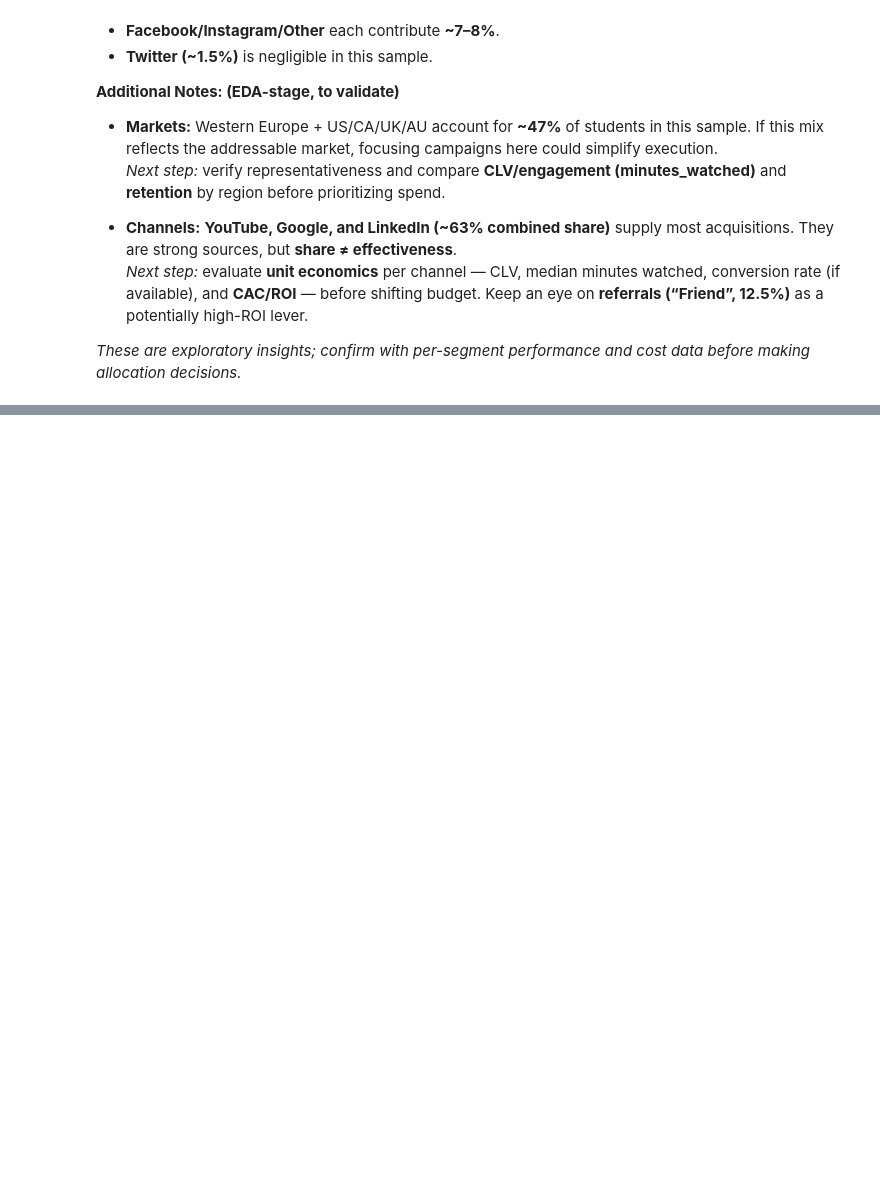
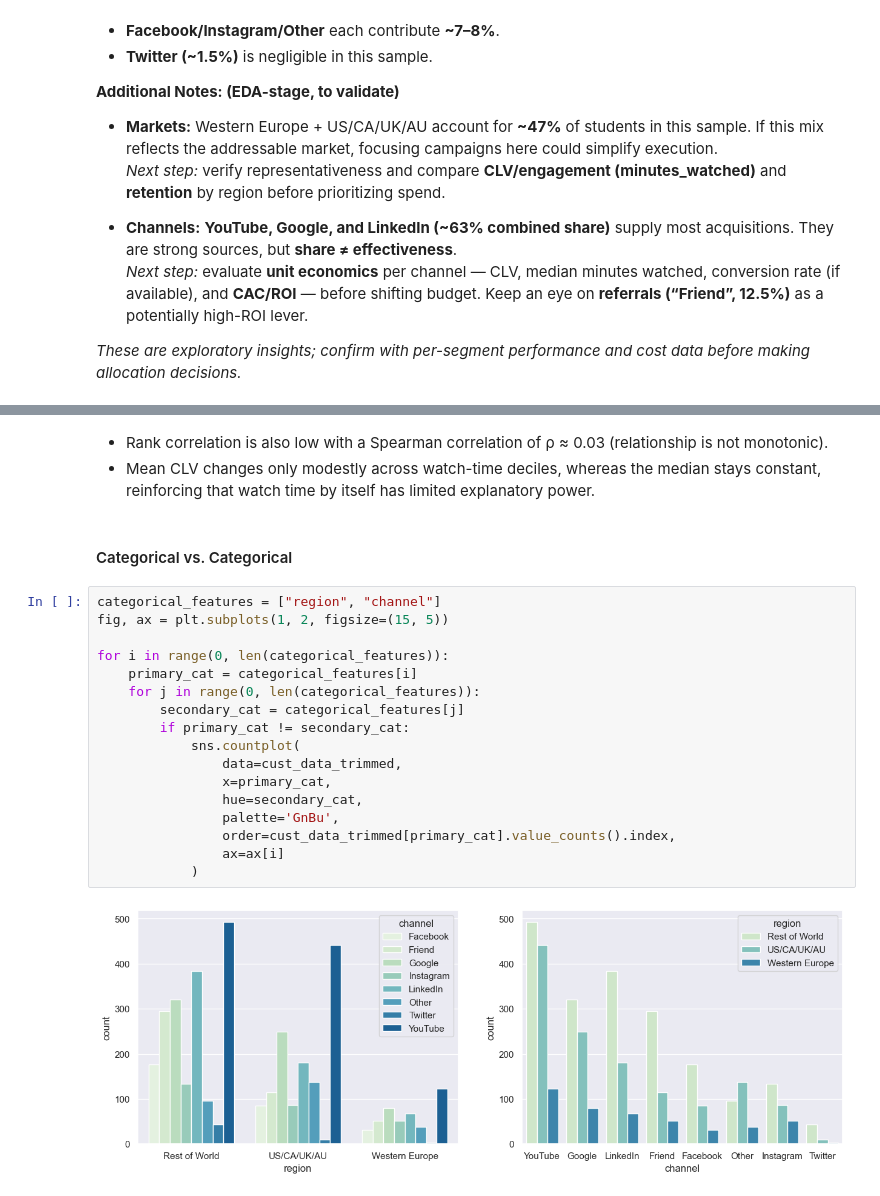
Before and after one commit to dato6091/Marketing_customer_segmentation_analysis, a Jupyter notebook: 1_EDA.ipynb, the cells around one changed output, grey strips where cells are left out. Saved outputs shown, nothing was run; the diff lists cells and outputs as text; blank space fills up the shorter version.

```diff
--- a/1_EDA.ipynb
+++ b/1_EDA.ipynb
@@ -183,0 +235,24 @@ Now let's study the interaction between variables
+# %% [markdown]
+- Rank correlation is also low with a Spearman correlation of ρ ≈ 0.03 (relationship is not monotonic).
+- Mean CLV changes only modestly across watch-time deciles, whereas the median stays constant, reinforcing that watch time by itself has limited explanatory power.
+# %% [markdown]
+#### Categorical vs. Categorical
+# %%
+categorical_features = ["region", "channel"]
+fig, ax = plt.subplots(1, 2, figsize=(15, 5))
+
+for i in range(0, len(categorical_features)):
+    primary_cat = categorical_features[i]
+    for j in range(0, len(categorical_features)):
+        secondary_cat = categorical_features[j]
+        if primary_cat != secondary_cat:
+            sns.countplot(
+                data=cust_data_trimmed,
+                x=primary_cat,
+                hue=secondary_cat,
+                palette='GnBu',
+                order=cust_data_trimmed[primary_cat].value_counts().index,
+                ax=ax[i]
+            )
+# %% [output]
+[figure, added]
```
Also changed, not shown: parts of 10 cells of this notebook, 1 other file.
